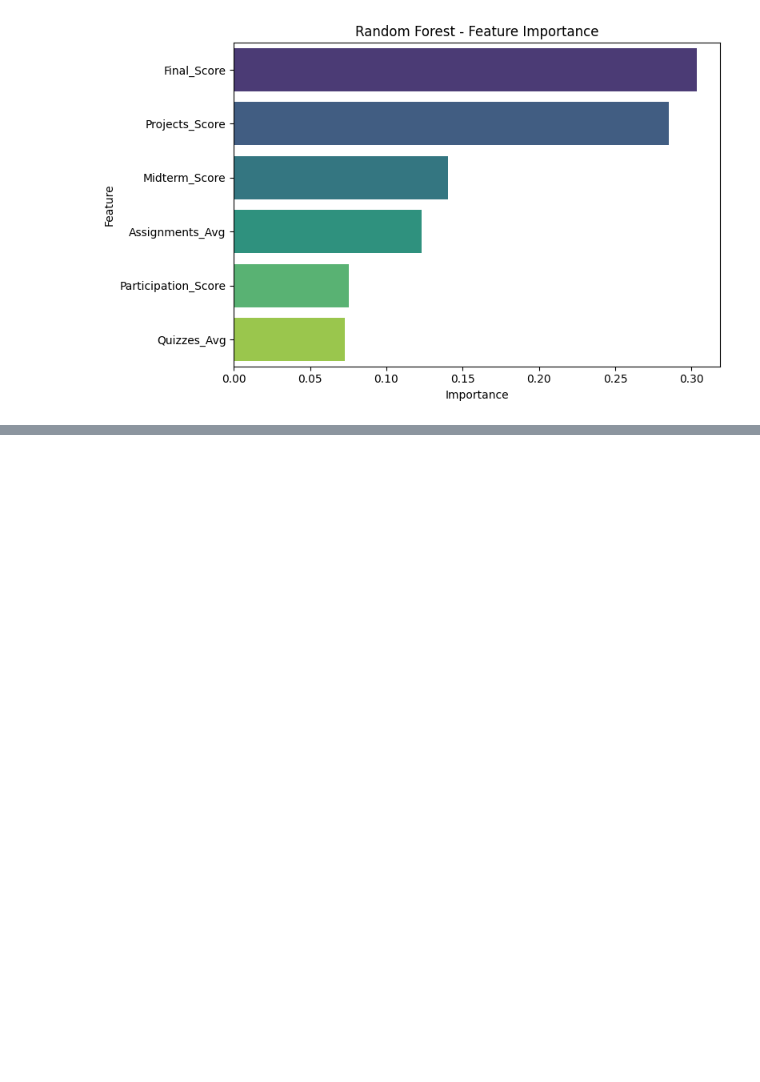
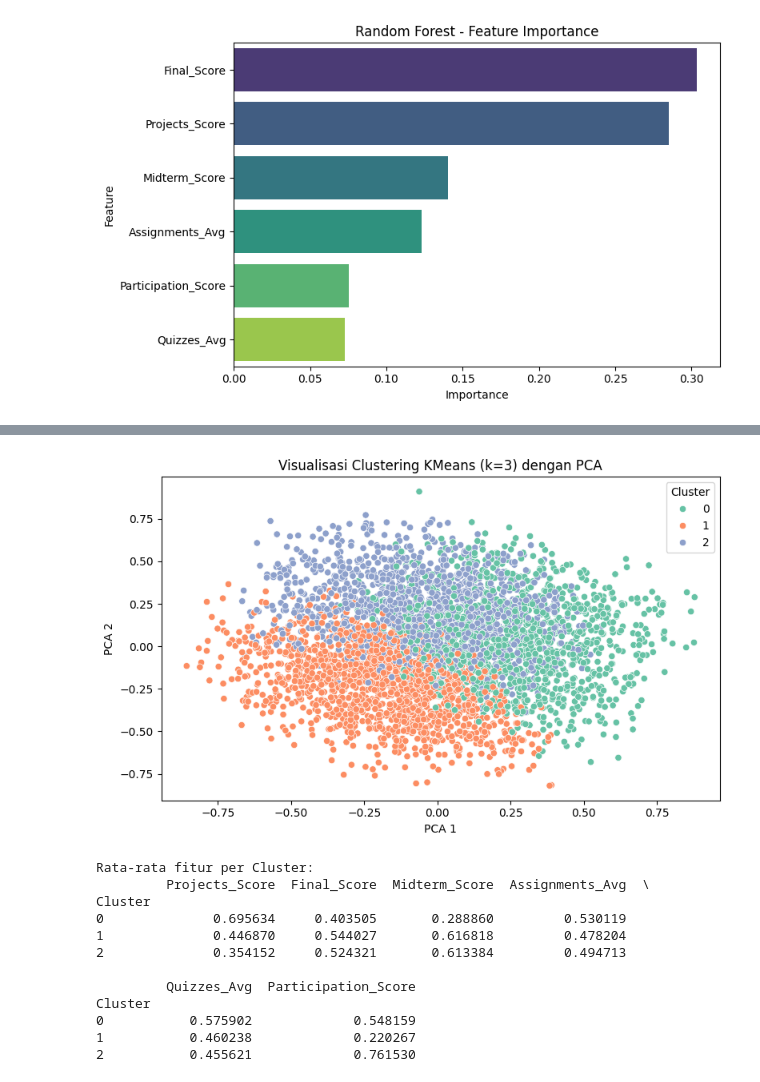
Before and after one commit to Nabilatams/Tubes-Damin, a Jupyter notebook: Tubes Damin/student_dataset/model/6_modeling_evaluation.ipynb, the cells around one changed output, grey strips where cells are left out. Drawn from its saved outputs; the diff is of its cells as text; code cells hidden in the pictures; blank space fills up the shorter version.

```diff
--- a/Tubes Damin/student_dataset/model/6_modeling_evaluation.ipynb
+++ b/Tubes Damin/student_dataset/model/6_modeling_evaluation.ipynb
@@ -142,3 +194,45 @@ Passing `palette` without assigning `hue` is deprecated and will be removed in v
+# %%
+from sklearn.decomposition import PCA
+
+# --- KMeans dengan 3 Cluster ---
+kmeans = KMeans(n_clusters=3, random_state=42)
+df['Cluster'] = kmeans.fit_predict(df.drop(columns='Class'))  # Pastikan 'Class' tidak diikutkan
+
+# --- PCA untuk Visualisasi 2D ---
+pca = PCA(n_components=2)
+pca_result = pca.fit_transform(df.drop(columns=['Class', 'Cluster']))
+df_pca = pd.DataFrame(data=pca_result, columns=['PCA1', 'PCA2'])
+df_pca['Cluster'] = df['Cluster']
+
+# --- Scatter Plot Visualisasi Cluster ---
+plt.figure(figsize=(8, 5))
+sns.scatterplot(data=df_pca, x='PCA1', y='PCA2', hue='Cluster', palette='Set2')
+plt.title("Visualisasi Clustering KMeans (k=3) dengan PCA")
+plt.xlabel("PCA 1")
+plt.ylabel("PCA 2")
+plt.tight_layout()
+plt.show()
+
+cluster_features = ['Projects_Score', 'Final_Score', 'Midterm_Score',
+                    'Assignments_Avg', 'Quizzes_Avg', 'Participation_Score']
+
+cluster_summary = df.groupby('Cluster')[cluster_features].mean()
+print("Rata-rata fitur per Cluster:")
+print(cluster_summary)
+# %% [output]
+[figure, added]
+Rata-rata fitur per Cluster:
+         Projects_Score  Final_Score  Midterm_Score  Assignments_Avg  \
+Cluster
+0              0.695634     0.403505       0.288860         0.530119
+1              0.446870     0.544027       0.616818         0.478204
+2              0.354152     0.524321       0.613384         0.494713
+
+         Quizzes_Avg  Participation_Score
+Cluster
+0           0.575902             0.548159
+1           0.460238             0.220267
+2           0.455621             0.761530
 # %%
 joblib.dump(rf_model, 'random_forest_model.pkl')
 joblib.dump(lr_model, 'logistic_model.pkl')
```
Also changed, not shown: parts of 4 cells of this notebook, 10 other files.
